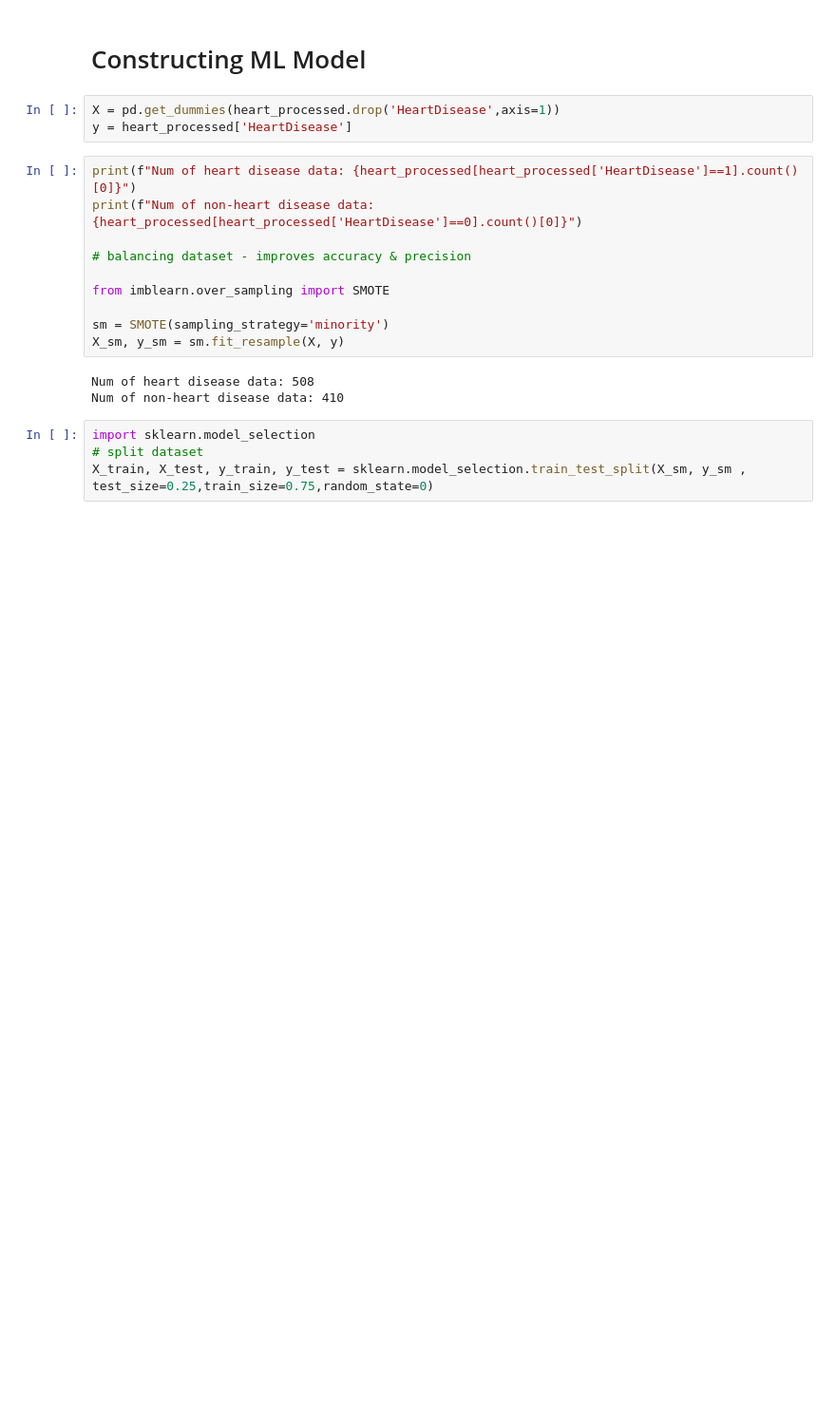
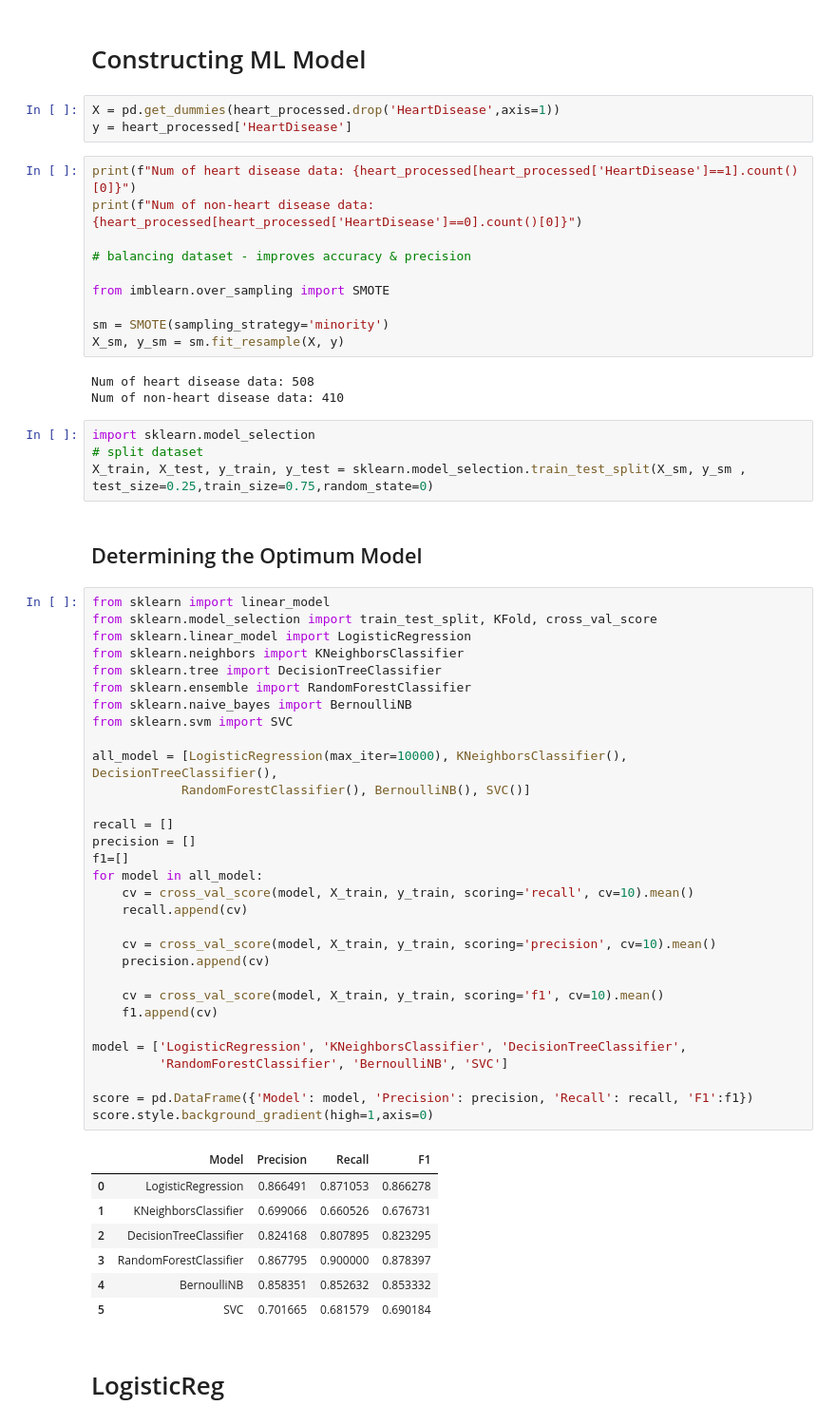
Before and after one commit to gseiler7/Group-2-Capstone, a Jupyter notebook: Python Code/Heart_Disease_ML.ipynb, the cells around one changed output. Shown: that part at 95% size. Drawn from its saved outputs; the diff is of its cells as text; blank space fills up the shorter version.

```diff
--- a/Python Code/Heart_Disease_ML.ipynb
+++ b/Python Code/Heart_Disease_ML.ipynb
@@ -162,4 +163,47 @@ Num of non-heart disease data: 410
 import sklearn.model_selection
 # split dataset
 X_train, X_test, y_train, y_test = sklearn.model_selection.train_test_split(X_sm, y_sm , test_size=0.25,train_size=0.75,random_state=0)
+# %% [markdown]
+## Determining the Optimum Model
+# %%
+from sklearn import linear_model
+from sklearn.model_selection import train_test_split, KFold, cross_val_score
+from sklearn.linear_model import LogisticRegression
+from sklearn.neighbors import KNeighborsClassifier
+from sklearn.tree import DecisionTreeClassifier
+from sklearn.ensemble import RandomForestClassifier
+from sklearn.naive_bayes import BernoulliNB
+from sklearn.svm import SVC
+
+all_model = [LogisticRegression(max_iter=10000), KNeighborsClassifier(), DecisionTreeClassifier(),
+            RandomForestClassifier(), BernoulliNB(), SVC()]
+
+recall = []
+precision = []
+f1=[]
+for model in all_model:
+    cv = cross_val_score(model, X_train, y_train, scoring='recall', cv=10).mean()
+    recall.append(cv)
+
+    cv = cross_val_score(model, X_train, y_train, scoring='precision', cv=10).mean()
+    precision.append(cv)
+
+    cv = cross_val_score(model, X_train, y_train, scoring='f1', cv=10).mean()
+    f1.append(cv)
+
+model = ['LogisticRegression', 'KNeighborsClassifier', 'DecisionTreeClassifier',
+         'RandomForestClassifier', 'BernoulliNB', 'SVC']
+
+score = pd.DataFrame({'Model': model, 'Precision': precision, 'Recall': recall, 'F1':f1})
+score.style.background_gradient(high=1,axis=0)
+# %% [output]
+|  | Model | Precision | Recall | F1 |
+| 0 | LogisticRegression | 0.866491 | 0.871053 | 0.866278 |
+| 1 | KNeighborsClassifier | 0.699066 | 0.660526 | 0.676731 |
+| 2 | DecisionTreeClassifier | 0.824168 | 0.807895 | 0.823295 |
+| 3 | RandomForestClassifier | 0.867795 | 0.900000 | 0.878397 |
+| 4 | BernoulliNB | 0.858351 | 0.852632 | 0.853332 |
+| 5 | SVC | 0.701665 | 0.681579 | 0.690184 |
+# %% [markdown]
+# LogisticReg
 # %%
```
Also changed, not shown: parts of 7 cells of this notebook.
